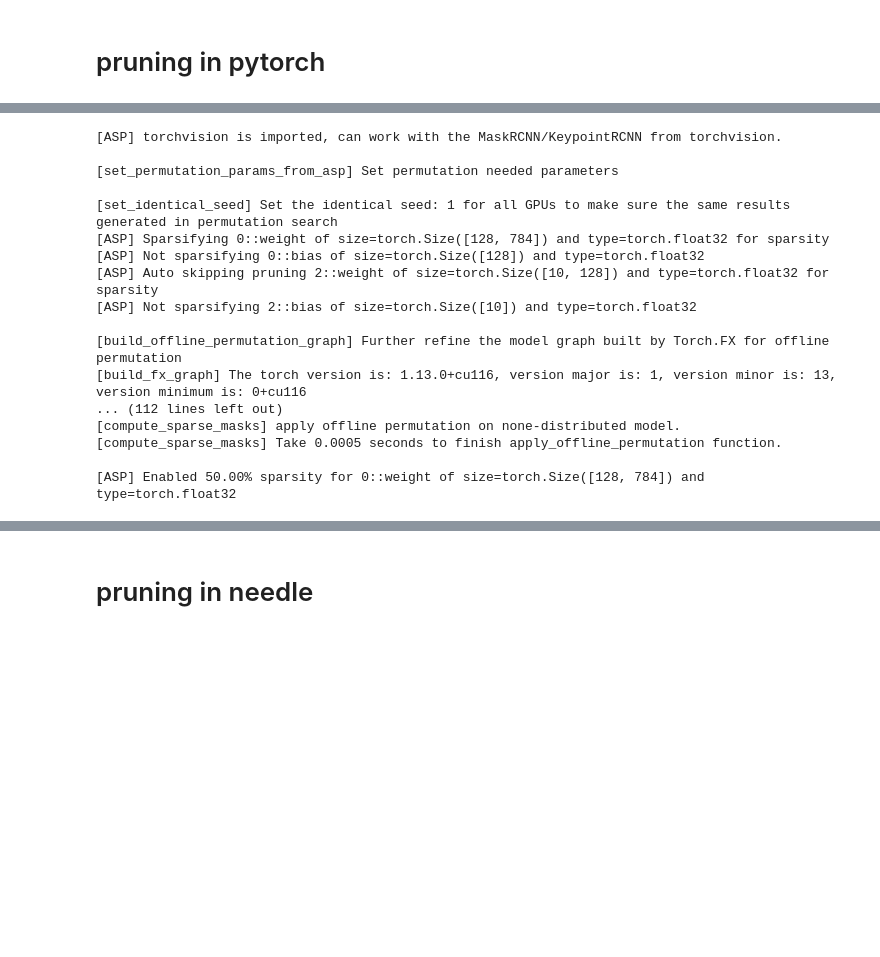
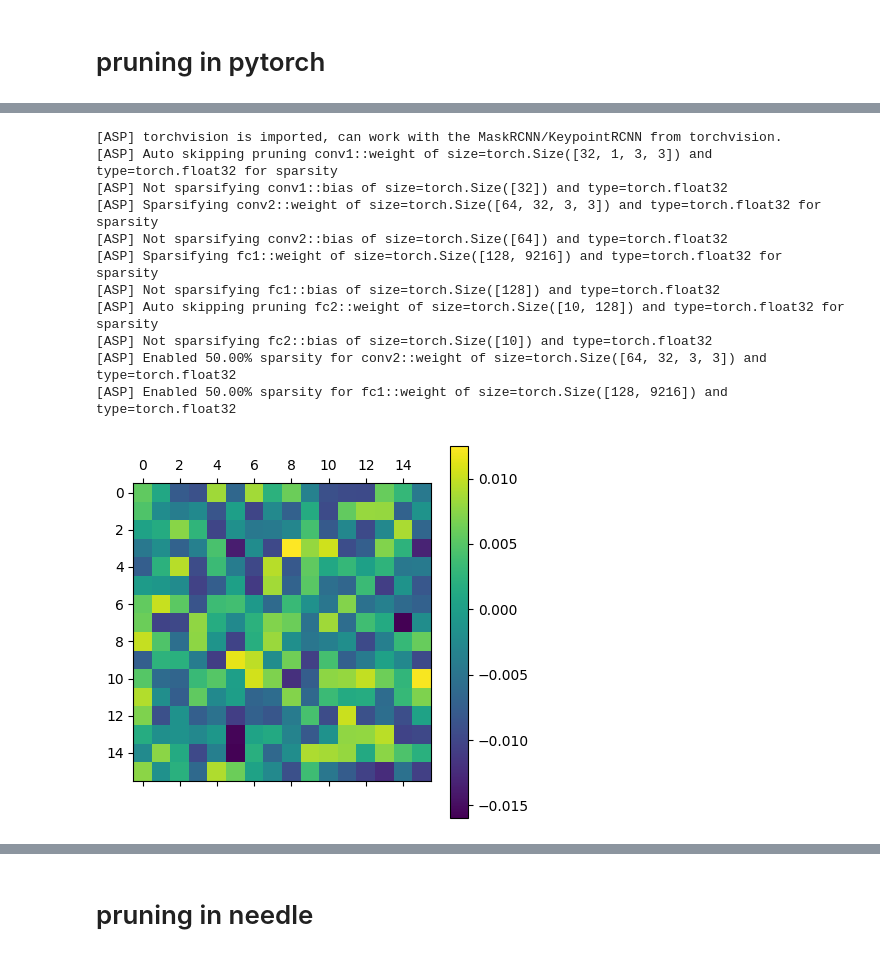
Before and after one commit to DD-DuDa/Sparse-Needle, a Jupyter notebook: app/2.Pruning.ipynb, the cells around one changed output, grey strips where cells are left out. Drawn from its saved outputs; the diff is of its cells as text; code cells hidden in the pictures; blank space fills up the shorter version.

```diff
--- a/app/2.Pruning.ipynb
+++ b/app/2.Pruning.ipynb
@@ -20,0 +21,27 @@ dataset = datasets.MNIST('../data', train=True, download=True)
+# %%
+class Net(torch.nn.Module):
+    def __init__(self):
+        super(Net, self).__init__()
+        self.conv1 = torch.nn.Conv2d(1, 32, 3, 1)
+        self.conv2 = torch.nn.Conv2d(32, 64, 3, 1)
+        self.dropout1 = torch.nn.Dropout(0.25)
+        self.dropout2 = torch.nn.Dropout(0.5)
+        self.fc1 = torch.nn.Linear(9216, 128)
+        self.fc2 = torch.nn.Linear(128, 10)
+
+    def forward(self, x):
+        x = self.conv1(x)
+        x = F.relu(x)
+        x = self.conv2(x)
+        x = F.relu(x)
+        x = F.max_pool2d(x, 2)
+        x = self.dropout1(x)
+        x = torch.flatten(x, 1)
+        x = self.fc1(x)
+        x = F.relu(x)
+        x = self.dropout2(x)
+        x = self.fc2(x)
+        output = F.log_softmax(x, dim=1)
+        return output
+
+model = Net().cuda()
@@ -21,23 +82,28 @@ dataset = datasets.MNIST('../data', train=True, download=True)
 # %%
-ASP.init_model_for_pruning(torNet.cuda(), "m4n2_1d", allow_recompute_mask=True, verbosity=3)
+ASP.init_model_for_pruning(model, "m4n2_1d", allow_recompute_mask=True, verbosity=3, allow_permutation=False)
 ASP.compute_sparse_masks()
 # %% [output]
 [ASP] torchvision is imported, can work with the MaskRCNN/KeypointRCNN from torchvision.
-
-[set_permutation_params_from_asp] Set permutation needed parameters
-
-[set_identical_seed] Set the identical seed: 1 for all GPUs to make sure the same results generated in permutation search
-[ASP] Sparsifying 0::weight of size=torch.Size([128, 784]) and type=torch.float32 for sparsity
-[ASP] Not sparsifying 0::bias of size=torch.Size([128]) and type=torch.float32
-[ASP] Auto skipping pruning 2::weight of size=torch.Size([10, 128]) and type=torch.float32 for sparsity
-[ASP] Not sparsifying 2::bias of size=torch.Size([10]) and type=torch.float32
-
-[build_offline_permutation_graph] Further refine the model graph built by Torch.FX for offline permutation
-[build_fx_graph] The torch version is: 1.13.0+cu116, version major is: 1, version minor is: 13, version minimum is: 0+cu116
-... (112 lines left out)
-[compute_sparse_masks] apply offline permutation on none-distributed model.
-[compute_sparse_masks] Take 0.0005 seconds to finish apply_offline_permutation function.
-
-[ASP] Enabled 50.00% sparsity for 0::weight of size=torch.Size([128, 784]) and type=torch.float32
+[ASP] Auto skipping pruning conv1::weight of size=torch.Size([32, 1, 3, 3]) and type=torch.float32 for sparsity
+[ASP] Not sparsifying conv1::bias of size=torch.Size([32]) and type=torch.float32
+[ASP] Sparsifying conv2::weight of size=torch.Size([64, 32, 3, 3]) and type=torch.float32 for sparsity
+[ASP] Not sparsifying conv2::bias of size=torch.Size([64]) and type=torch.float32
+[ASP] Sparsifying fc1::weight of size=torch.Size([128, 9216]) and type=torch.float32 for sparsity
+[ASP] Not sparsifying fc1::bias of size=torch.Size([128]) and type=torch.float32
+[ASP] Auto skipping pruning fc2::weight of size=torch.Size([10, 128]) and type=torch.float32 for sparsity
+[ASP] Not sparsifying fc2::bias of size=torch.Size([10]) and type=torch.float32
+[ASP] Enabled 50.00% sparsity for conv2::weight of size=torch.Size([64, 32, 3, 3]) and type=torch.float32
+[ASP] Enabled 50.00% sparsity for fc1::weight of size=torch.Size([128, 9216]) and type=torch.float32
+# %%
+model1 = Net().cuda()
+model1.load_state_dict(torch.load("../tests/mnist_cnn.pt"))
+Linear_1 = model1.state_dict()['fc1.weight'].cpu()
+L_1 = Linear_1[:16, :16]
+plt.Figure(figsize=(30,30))
+plt.matshow(L_1)
+plt.colorbar()
+plt.show()
+# %% [output]
+[figure, added]
 # %%
 # mlpNet.state_dict()
```
Also changed, not shown: parts of 12 cells of this notebook, 4 other files.
